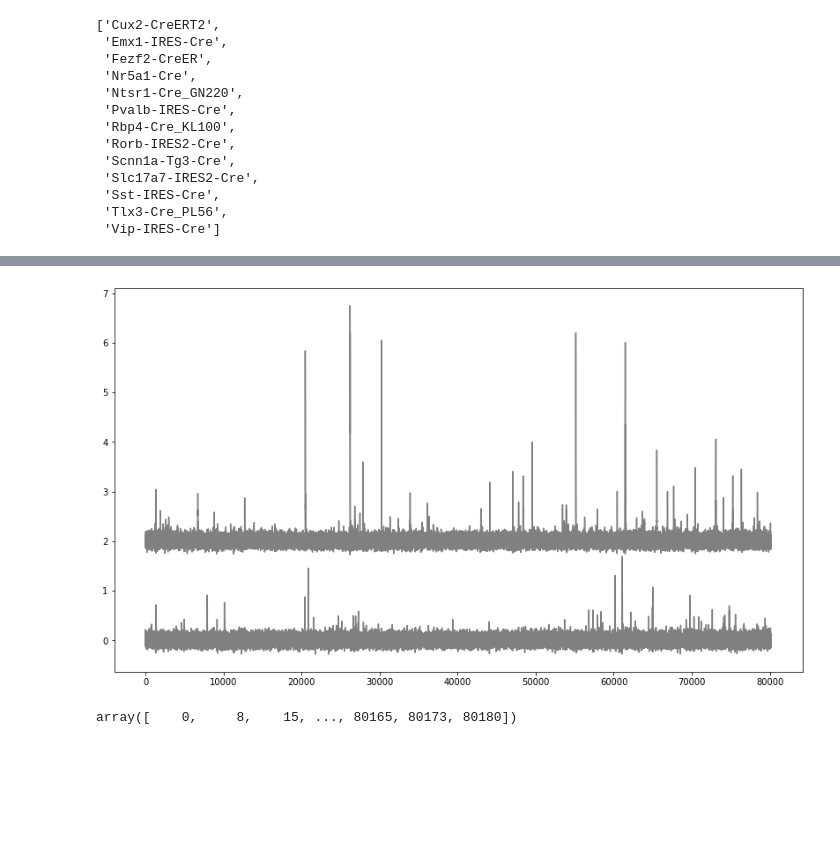
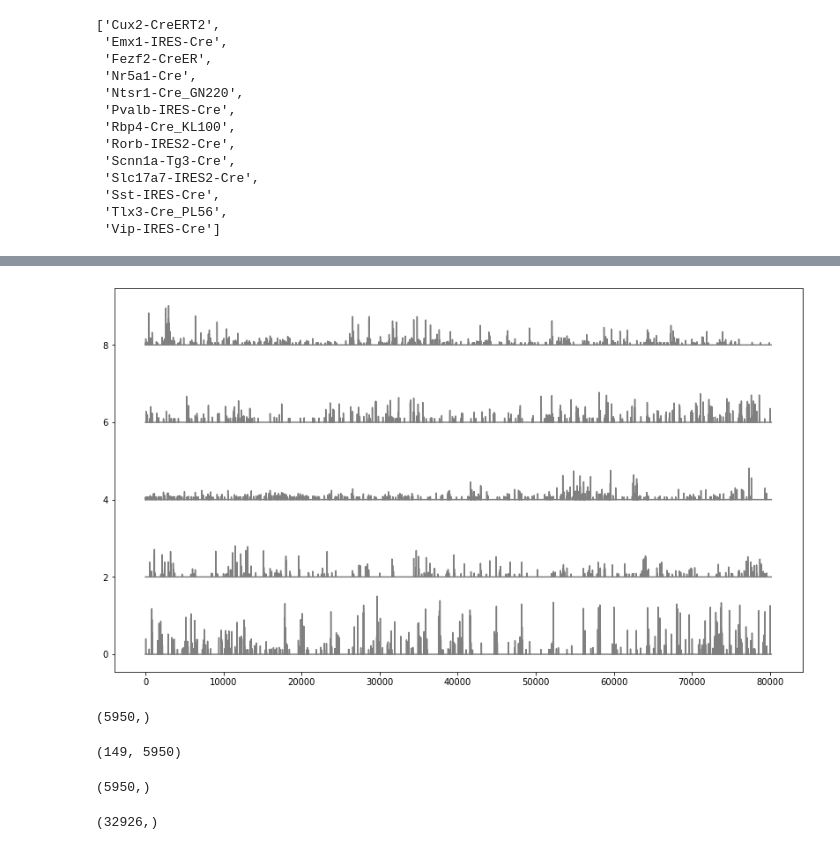
Before and after one commit to gabrieldrew/TReND-CaMinA-Project, a Jupyter notebook: code/dimensionality.ipynb, the cells around one changed output, grey strips where cells are left out. Saved outputs shown, nothing was run; the diff lists cells and outputs as text; code cells hidden in the pictures; blank space fills up the shorter version.

```diff
--- a/code/dimensionality.ipynb
+++ b/code/dimensionality.ipynb
@@ -109,4 +135,4 @@ pd.DataFrame(exps)
 # %%
-experiment_container_ids = [exps[120]['id']]
+experiment_container_ids = [exps[0]['id']]
 # %%
 sessions = boc.get_ophys_experiments(experiment_container_ids=experiment_container_ids, stimuli=['natural_scenes'])
@@ -148,5 +191,3 @@ dff.shape
 # %%
 stim_start = stim_table.start.min()
-stim_end = stim_table.end.max()
-dff = dff[:, stim_start:stim_end]
-dff.shape
+stim_end = stim_table.end.max()+1
@@ -154,0 +199,3 @@ dff.shape
+# %%
+events = boc.get_ophys_experiment_events(ophys_experiment_id=session_id)
+events.shape
@@ -154,0 +204,3 @@ dff.shape
+# %%
+events = events[:, stim_start:stim_end]
+events.shape
@@ -173,12 +227,18 @@ stim_table
 5950 rows × 3 columns
 # %%
 fig = plt.figure(figsize=(14,8))
-for i in range(2):
-    plt.plot(dff[i,:]+(i*2), color='gray')
+for i in range(5):
+    plt.plot(events[i,:]+(i*2), color='gray')
 # %% [output]
-[figure, old version]
+[figure, new version]
 # %%
-averaging_indices = stim_table.start.to_numpy()
-averaging_indices
+averaging_indices = stim_table.end.to_numpy()
+averaging_indices.shape
 # %% [output]
-array([    0,     8,    15, ..., 80165, 80173, 80180])
+(5950,)
+# %%
+cum_events = events.cumsum(axis=1)[:,averaging_indices]
+trial_responses = np.c_[cum_events[:,1] ,np.diff(cum_events, axis=1)]/(stim_table.end.to_numpy()-stim_table.start.to_numpy())
+trial_responses.shape
+# %% [output]
+(149, 5950)
@@ -184,0 +249,8 @@ array([    0,     8,    15, ..., 80165, 80173, 80180])
+# %%
+neural_data.mean(axis=1).shape
+# %% [output]
+(5950,)
+# %%
+neural_data[neural_data != 0].shape
+# %% [output]
+(32926,)
```
Also changed, not shown: parts of 42 cells of this notebook.
